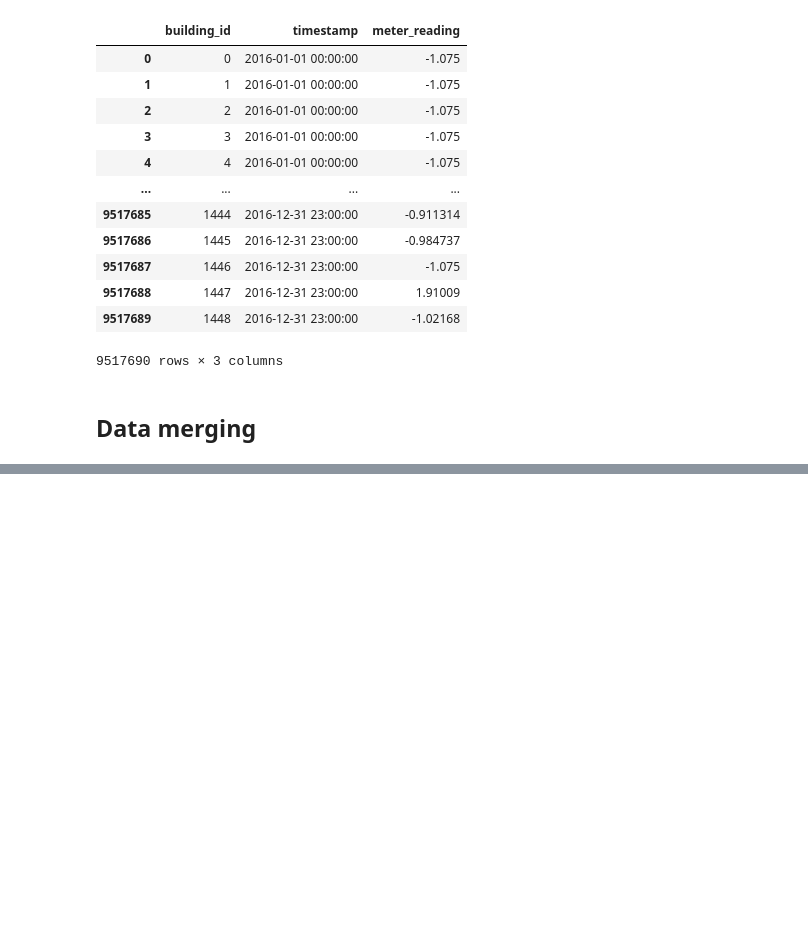
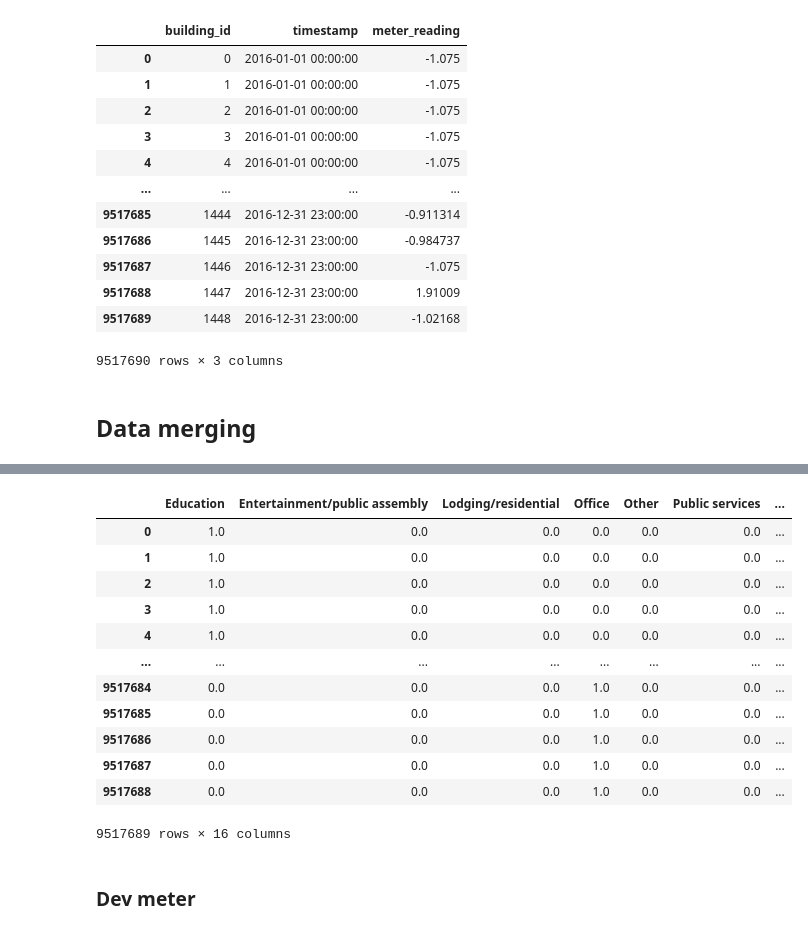
Before and after one commit to dmitana/fiit_knowledge_discovery_project, a Jupyter notebook: notebooks/preprocessing.ipynb, the cells around one changed output, grey strips where cells are left out. Saved outputs shown, nothing was run; the diff lists cells and outputs as text; code cells hidden in the pictures; blank space fills up the shorter version.

Commit message:
Add saving of train and dev datasets

```diff
--- a/notebooks/preprocessing.ipynb
+++ b/notebooks/preprocessing.ipynb
@@ -464,3 +464,7 @@ meter_features
 9517690 rows × 3 columns
 # %% [markdown]
 ## Data merging
+# %%
+preprocessed_data_path = 'data/preprocessed'
+if not os.path.isdir(preprocessed_data_path):
+    os.mkdir('data/preprocessed')
@@ -490,0 +576,3 @@ x
+# %%
+%%time
+x_loaded = pd.read_csv(os.path.join(preprocessed_data_path, 'train_x.gz'))
@@ -490,0 +582,18 @@ x
+# %%
+x_loaded
+# %% [output]
+|  | Education | Entertainment/public assembly | Lodging/residential | Office | Other | Public services | ... |
+| 0 | 1.0 | 0.0 | 0.0 | 0.0 | 0.0 | 0.0 | ... |
+| 1 | 1.0 | 0.0 | 0.0 | 0.0 | 0.0 | 0.0 | ... |
+| 2 | 1.0 | 0.0 | 0.0 | 0.0 | 0.0 | 0.0 | ... |
+| 3 | 1.0 | 0.0 | 0.0 | 0.0 | 0.0 | 0.0 | ... |
+| 4 | 1.0 | 0.0 | 0.0 | 0.0 | 0.0 | 0.0 | ... |
+| ... | ... | ... | ... | ... | ... | ... | ... |
+| 9517684 | 0.0 | 0.0 | 0.0 | 1.0 | 0.0 | 0.0 | ... |
+| 9517685 | 0.0 | 0.0 | 0.0 | 1.0 | 0.0 | 0.0 | ... |
+| 9517686 | 0.0 | 0.0 | 0.0 | 1.0 | 0.0 | 0.0 | ... |
+| 9517687 | 0.0 | 0.0 | 0.0 | 1.0 | 0.0 | 0.0 | ... |
+| 9517688 | 0.0 | 0.0 | 0.0 | 1.0 | 0.0 | 0.0 | ... |
+9517689 rows × 16 columns
+# %% [markdown]
+### Dev meter
```
Also changed, not shown: parts of 35 cells of this notebook.
